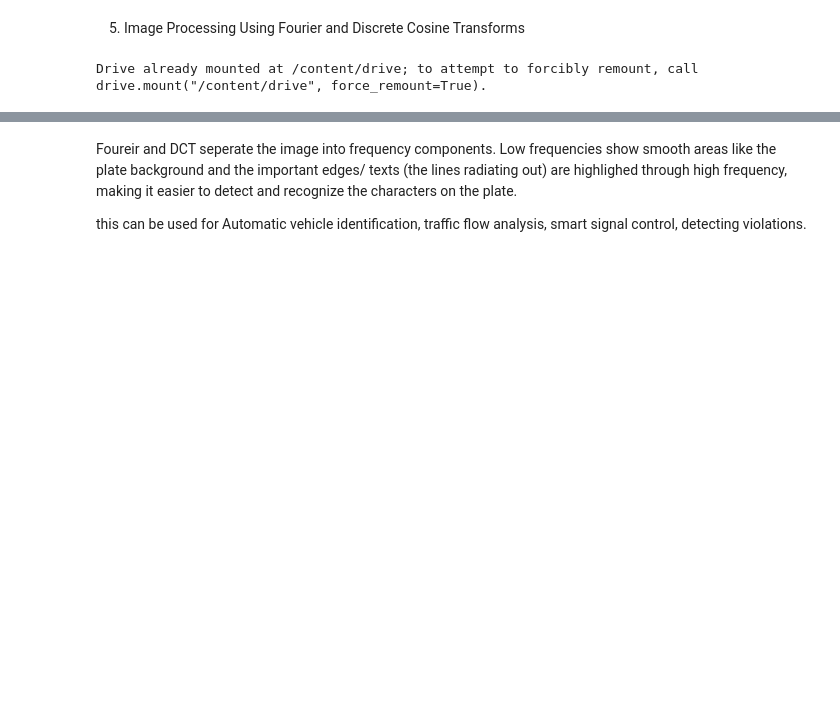
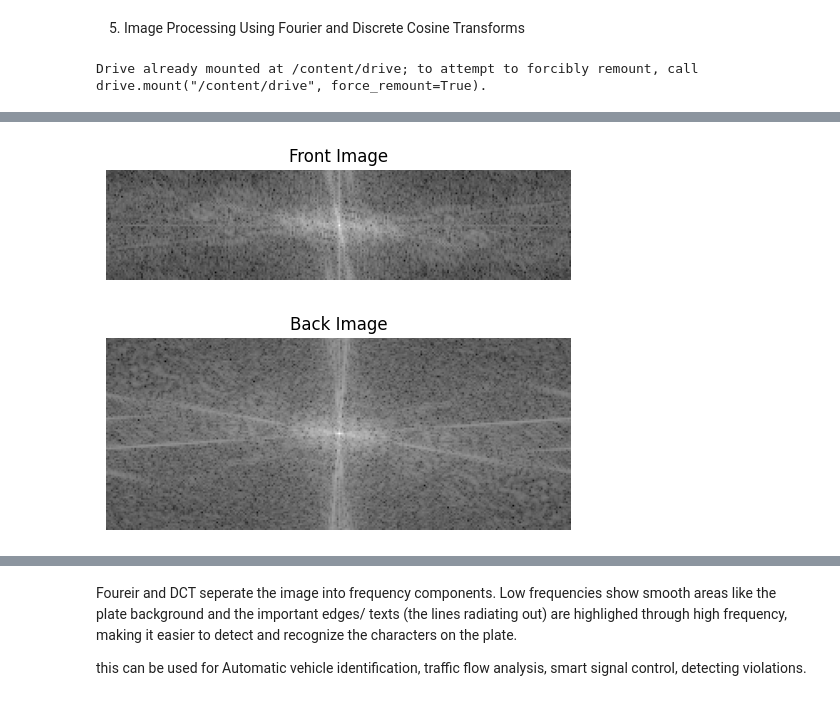
Before and after one commit to Faara34/-Optimisation-of-Travel-Routes-in-Colombo-Using-Python, a Jupyter notebook: Mathcw.ipynb, the cells around one changed output, grey strips where cells are left out. Saved outputs shown, nothing was run; the diff lists cells and outputs as text; code cells hidden in the pictures; blank space fills up the shorter version.

```diff
--- a/Mathcw.ipynb
+++ b/Mathcw.ipynb
@@ -231,3 +232,21 @@ plt.show()
+# %%
+from numpy.fft import fftshift
+#b
+#apply fourier 2d transform
+f_front = np.fft.fft2(front_img)
+f_back = np.fft.fft2(back_img)
+
+fshift_front = np.fft.fftshift(f_front)
+fshift_back = np.fft.fftshift(f_back)
+
+magnitude_spectrum_front = np.log(np.abs(fshift_front))
+magnitude_spectrum_back = np.log(np.abs(fshift_back))
+
+show_img(magnitude_spectrum_front, 'Front Image')
+show_img(magnitude_spectrum_back, 'Back Image')
+# %% [output]
+[figure, added]
+[figure, added]
 # %%
 # Edge detection using Canny
 edges = cv2.Canny(gray, 100, 200)
```
Also changed, not shown: parts of 8 cells of this notebook.
